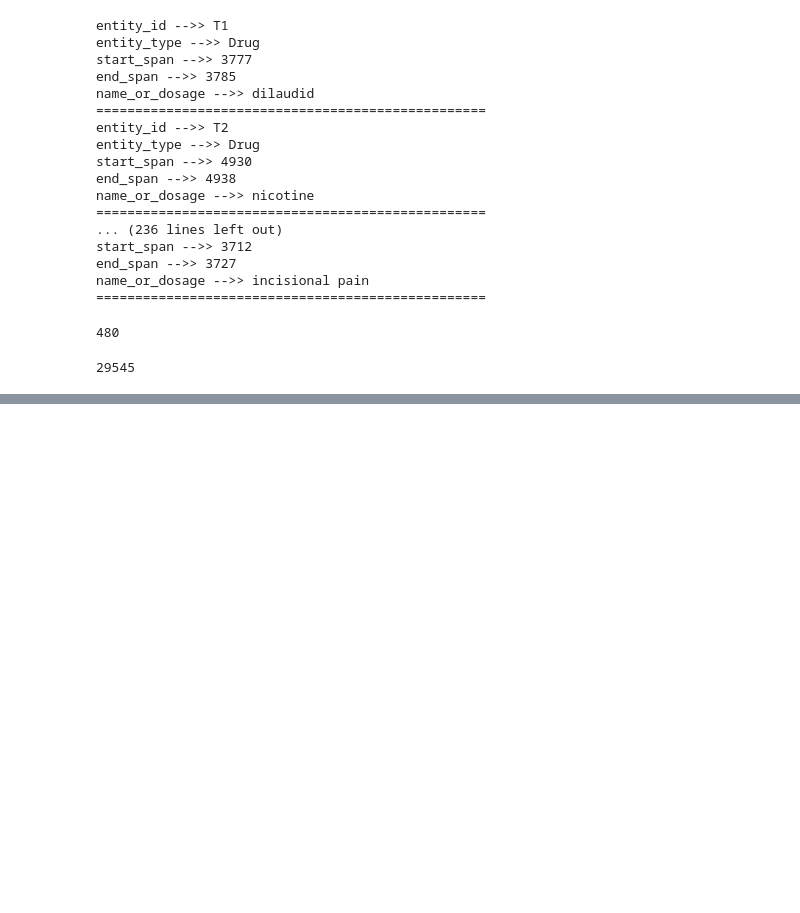
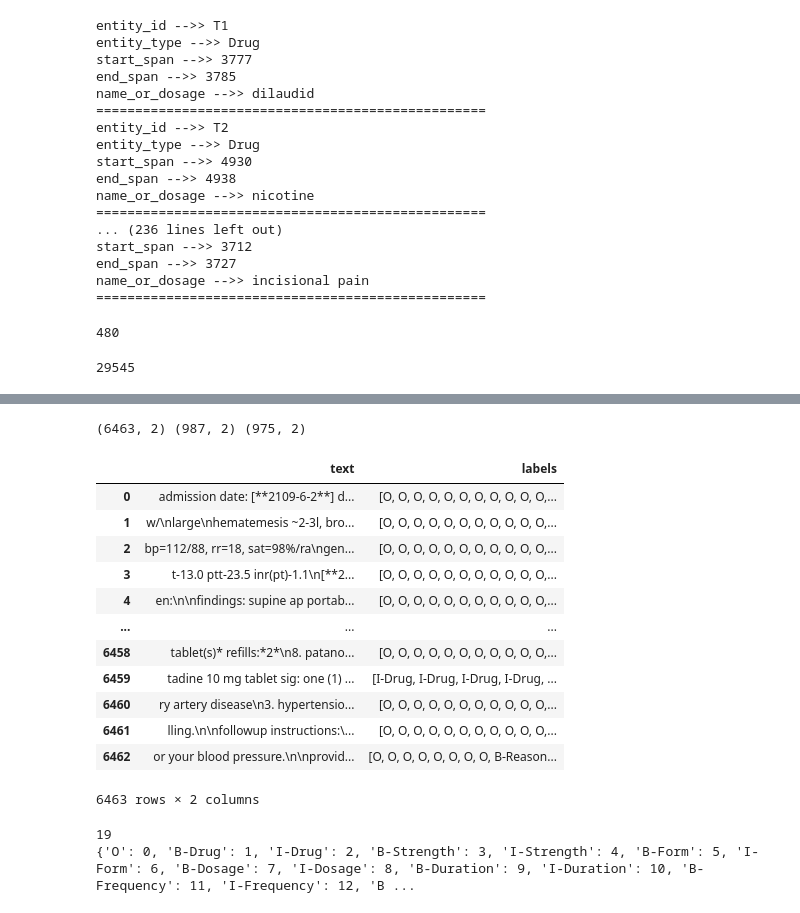
Before and after one commit to NLP-Team8/HW3, a Jupyter notebook: Word_classification_Transformer.ipynb, the cells around one changed output, grey strips where cells are left out. Drawn from its saved outputs; the diff is of its cells as text; code cells hidden in the pictures; blank space fills up the shorter version.

```diff
--- a/Word_classification_Transformer.ipynb
+++ b/Word_classification_Transformer.ipynb
@@ -227,0 +197,64 @@ datasets = DatasetDict({
+# %%
+def chunk_text(text, labels, chunk_size=512, overlap=50):
+    chunks = []
+    chunk_labels = []
+    for i in range(0, len(text), chunk_size - overlap):
+        end = i + chunk_size
+        chunks.append(text[i:end])
+        chunk_labels.append(labels[i:end])
+        if end >= len(text):
+            break
+    return chunks, chunk_labels
+# %%
+train_chunks = []
+train_labels = []
+for i in range(len(train)):
+    chunks, chunk_labels = chunk_text(train['text'].iloc[i], eval(train['labels'].iloc[i]))
+    train_chunks.extend(chunks)
+    train_labels.extend(chunk_labels)
+
+val_chunks = []
+val_labels = []
+for i in range(len(val)):
+    chunks, chunk_labels = chunk_text(val['text'].iloc[i], eval(val['labels'].iloc[i]))
+    val_chunks.extend(chunks)
+    val_labels.extend(chunk_labels)
+
+test_chunks = []
+test_labels = []
+for i in range(len(test)):
+    chunks, chunk_labels = chunk_text(test['text'].iloc[i], eval(test['labels'].iloc[i]))
+    test_chunks.extend(chunks)
+    test_labels.extend(chunk_labels)
+# %%
+train_df = pd.DataFrame({'text': train_chunks, 'labels': train_labels})
+val_df = pd.DataFrame({'text': val_chunks, 'labels': val_labels})
+test_df = pd.DataFrame({'text': test_chunks, 'labels': test_labels})
+
+print(train_df.shape, val_df.shape, test_df.shape)
+# %% [output]
+(6463, 2) (987, 2) (975, 2)
+# %%
+train_df
+# %% [output]
+|  | text | labels |
+| 0 | admission date: [**2109-6-2**] d... | [O, O, O, O, O, O, O, O, O, O, O,... |
+| 1 | w/\nlarge\nhematemesis ~2-3l, bro... | [O, O, O, O, O, O, O, O, O, O, O,... |
+| 2 | bp=112/88, rr=18, sat=98%/ra\ngen... | [O, O, O, O, O, O, O, O, O, O, O,... |
+| 3 | t-13.0 ptt-23.5 inr(pt)-1.1\n[**2... | [O, O, O, O, O, O, O, O, O, O, O,... |
+| 4 | en:\n\nfindings: supine ap portab... | [O, O, O, O, O, O, O, O, O, O, O,... |
+| ... | ... | ... |
+| 6458 | tablet(s)* refills:*2*\n8. patano... | [O, O, O, O, O, O, O, O, O, O, O,... |
+| 6459 | tadine 10 mg tablet sig: one (1) ... | [I-Drug, I-Drug, I-Drug, I-Drug, ... |
+| 6460 | ry artery disease\n3. hypertensio... | [O, O, O, O, O, O, O, O, O, O, O,... |
+| 6461 | lling.\n\nfollowup instructions:\... | [O, O, O, O, O, O, O, O, O, O, O,... |
+| 6462 | or your blood pressure.\n\nprovid... | [O, O, O, O, O, O, O, O, B-Reason... |
+6463 rows × 2 columns
+# %%
+label_list = ["O", "B-Drug", "I-Drug", "B-Strength", "I-Strength", "B-Form", "I-Form", "B-Dosage", "I-Dosage", "B-Duration", "I-Duration", "B-Frequency", "I-Frequency", "B-Route", "I-Route", "B-ADE", "I-ADE", "B-Reason", "I-Reason"]
+label_map = {label: i for i, label in enumerate(label_list)}
+print(len(label_list))
+print(label_map)
+# %% [output]
+19
+{'O': 0, 'B-Drug': 1, 'I-Drug': 2, 'B-Strength': 3, 'I-Strength': 4, 'B-Form': 5, 'I-Form': 6, 'B-Dosage': 7, 'I-Dosage': 8, 'B-Duration': 9, 'I-Duration': 10, 'B-Frequency': 11, 'I-Frequency': 12, 'B ...
```
Also changed, not shown: parts of 33 cells of this notebook, 3 other files.
